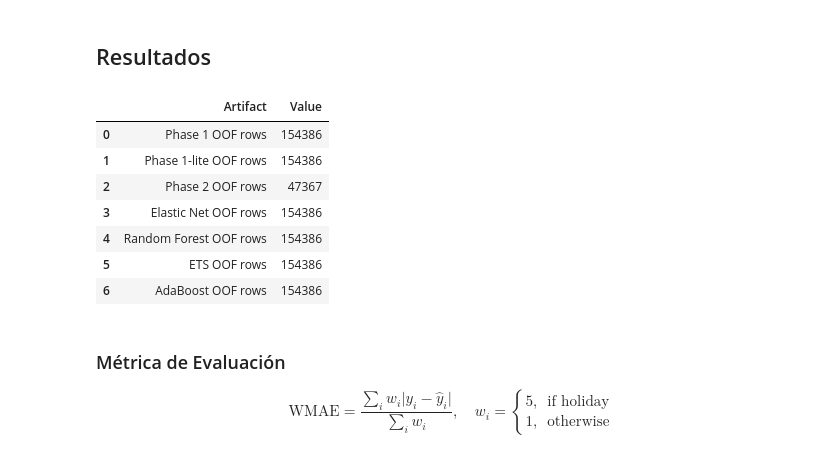
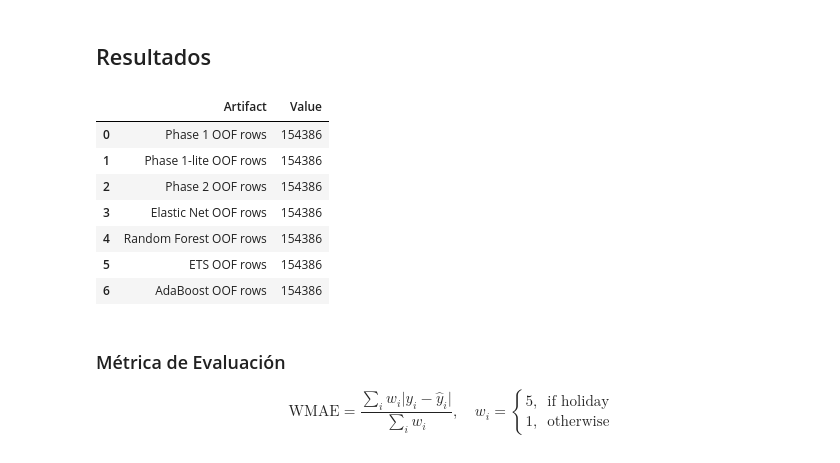
Before and after one commit to pipaber/Regression_Challenge_3-Walmart, a Jupyter notebook: model_comparison_notebook_limpio.ipynb, the cells around one changed output. Saved outputs shown, nothing was run; the diff lists cells and outputs as text; code cells hidden in the pictures.

```diff
--- a/model_comparison_notebook_limpio.ipynb
+++ b/model_comparison_notebook_limpio.ipynb
@@ -3414,9 +3419,9 @@ best_grid_cfg = json.loads((OUTPUTS / "search" / "phase1" / "best_config.json").
 
 
 # Phase 2 (full data)
-p2_cv = pd.read_csv(OUTPUTS / "phase2_structural_ar_full" / "metrics" / "structural_ar_cv.csv")
-p2_oof = pd.read_parquet(OUTPUTS / "phase2_structural_ar_full" / "preds" / "structural_ar_oof.parquet")
-p2_cfg = json.loads((OUTPUTS / "phase2_structural_ar_full" / "metrics" / "structural_ar_config.json").read_text(encoding="utf-8"))
+p2_cv = pd.read_csv(OUTPUTS / "phase2_structural_ar" / "metrics" / "structural_ar_cv.csv")
+p2_oof = pd.read_parquet(OUTPUTS / "phase2_structural_ar" / "preds" / "structural_ar_oof.parquet")
+p2_cfg = json.loads((OUTPUTS / "phase2_structural_ar" / "metrics" / "structural_ar_config.json").read_text(encoding="utf-8"))
 
 # Phase 3, 4, 5, 7 baselines
 en_cv = pd.read_csv(BASELINES / "elastic_net" / "metrics.csv")
@@ -3435,34 +3440,34 @@ ad_cv = pd.read_csv(BASELINES / "adaboost" / "metrics.csv")
 ad_oof = pd.read_parquet(BASELINES / "adaboost" / "oof.parquet")
 ad_cfg = json.loads((BASELINES / "adaboost" / "config.json").read_text(encoding="utf-8"))
 
 for df in [p1_oof, p1_lite_oof, p2_oof, en_oof, rf_oof, ets_oof, ad_oof]:
     df["Date"] = pd.to_datetime(df["Date"])
 
 p1_fold, p1_mean = split_fold_and_mean(p1_cv)
 p1_lite_fold, p1_lite_mean = split_fold_and_mean(p1_lite_cv)
 p2_fold, p2_mean = split_fold_and_mean(p2_cv)
 en_fold, en_mean = split_fold_and_mean(en_cv)
 rf_fold, rf_mean = split_fold_and_mean(rf_cv)
 ets_fold, ets_mean = split_fold_and_mean(ets_cv)
 ad_fold, ad_mean = split_fold_and_mean(ad_cv)
 
 artifact_summary = pd.DataFrame(
     [
         {"Artifact": "Phase 1 OOF rows", "Value": int(p1_oof.shape[0])},
         {"Artifact": "Phase 1-lite OOF rows", "Value": int(p1_lite_oof.shape[0])},
         {"Artifact": "Phase 2 OOF rows", "Value": int(p2_oof.shape[0])},
         {"Artifact": "Elastic Net OOF rows", "Value": int(en_oof.shape[0])},
         {"Artifact": "Random Forest OOF rows", "Value": int(rf_oof.shape[0])},
         {"Artifact": "ETS OOF rows", "Value": int(ets_oof.shape[0])},
         {"Artifact": "AdaBoost OOF rows", "Value": int(ad_oof.shape[0])},
     ]
 )
 artifact_summary
 # %% [output]
 |  | Artifact | Value |
 | 0 | Phase 1 OOF rows | 154386 |
 | 1 | Phase 1-lite OOF rows | 154386 |
-| 2 | Phase 2 OOF rows | 47367 |
+| 2 | Phase 2 OOF rows | 154386 |
 | 3 | Elastic Net OOF rows | 154386 |
 | 4 | Random Forest OOF rows | 154386 |
 | 5 | ETS OOF rows | 154386 |
```
Also changed, not shown: parts of 9 cells of this notebook.
